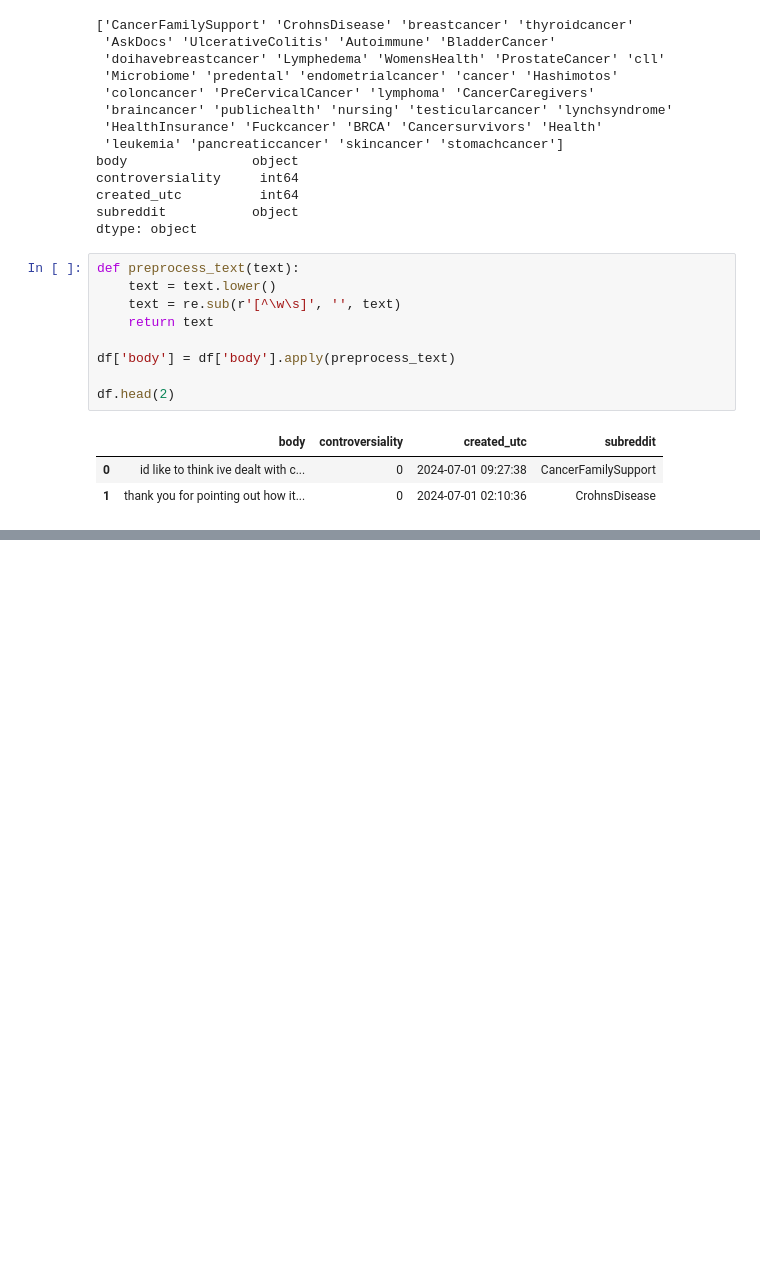
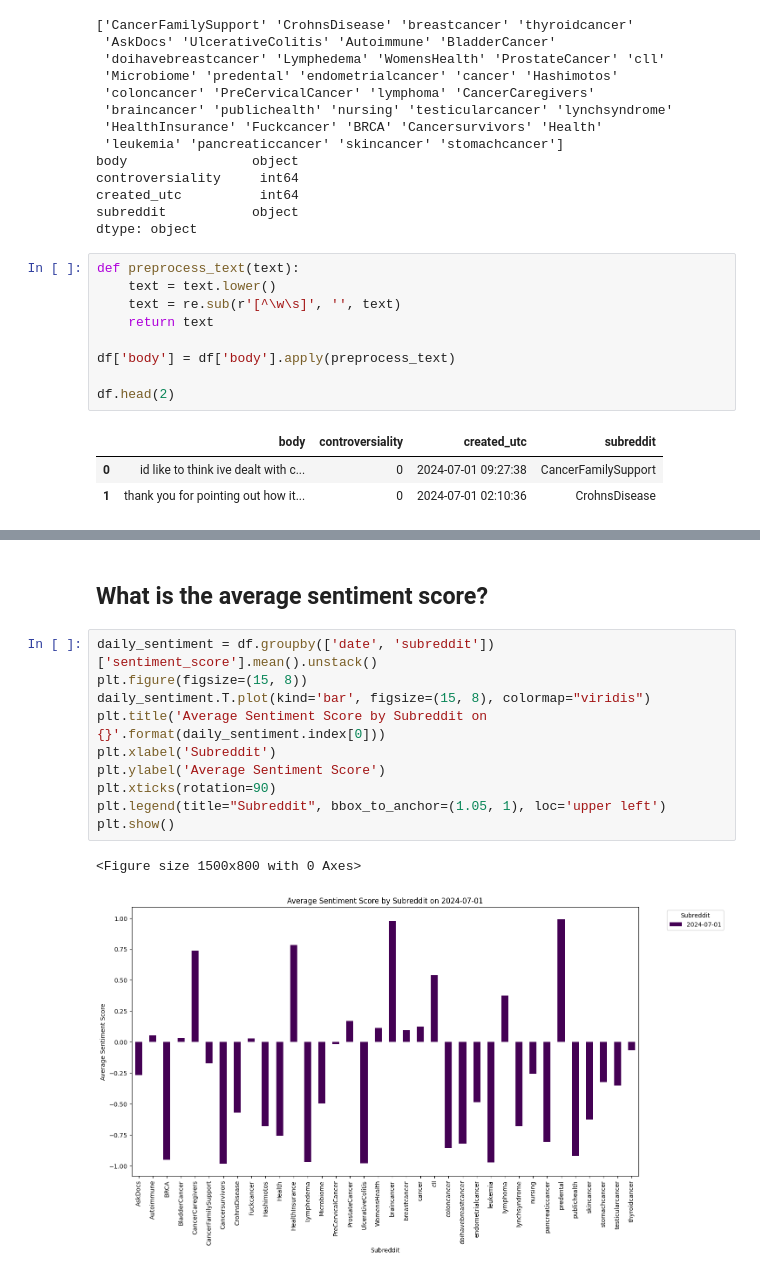
Before and after one commit to msheeba4848/Cancer-Communication-Using-Big-Data-Tools, a Jupyter notebook: eda/eda.ipynb, the cells around one changed output, grey strips where cells are left out. Saved outputs shown, nothing was run; the diff lists cells and outputs as text; blank space fills up the shorter version.

```diff
--- a/eda/eda.ipynb
+++ b/eda/eda.ipynb
@@ -180,0 +261,15 @@ plt.show()
+# %% [markdown]
+## What is the average sentiment score?
+# %%
+daily_sentiment = df.groupby(['date', 'subreddit'])['sentiment_score'].mean().unstack()
+plt.figure(figsize=(15, 8))
+daily_sentiment.T.plot(kind='bar', figsize=(15, 8), colormap="viridis")
+plt.title('Average Sentiment Score by Subreddit on {}'.format(daily_sentiment.index[0]))
+plt.xlabel('Subreddit')
+plt.ylabel('Average Sentiment Score')
+plt.xticks(rotation=90)
+plt.legend(title="Subreddit", bbox_to_anchor=(1.05, 1), loc='upper left')
+plt.show()
+# %% [output]
+<Figure size 1500x800 with 0 Axes>
+[figure, added]
```
Also changed, not shown: parts of 16 cells of this notebook.
